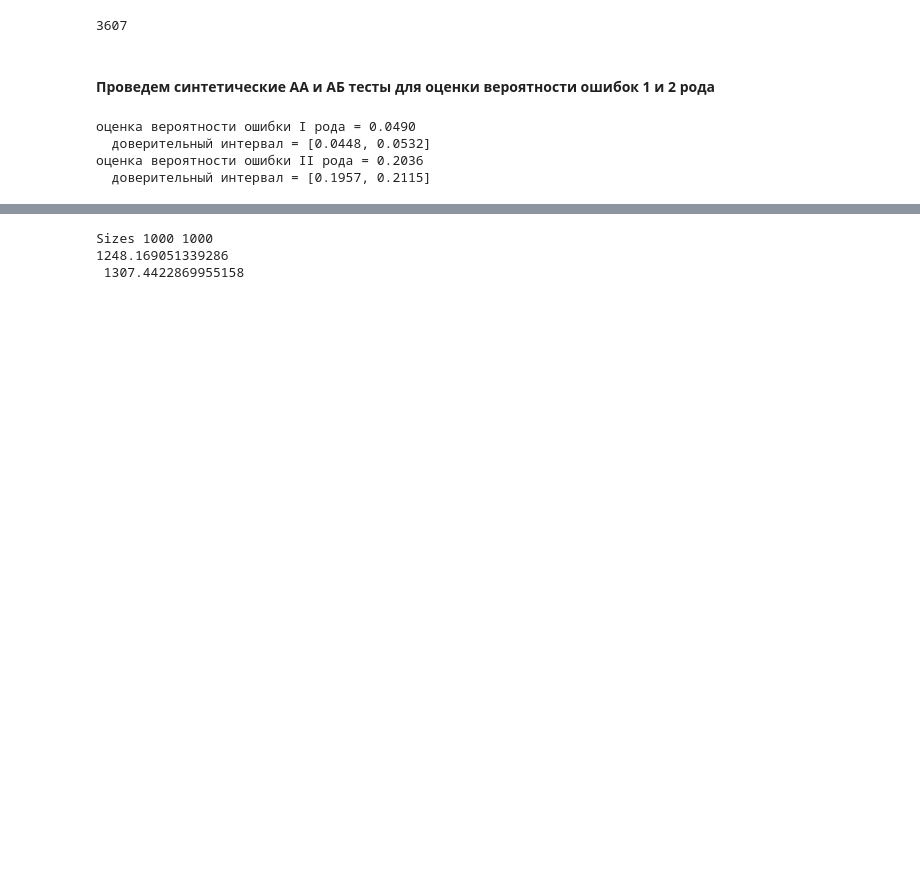
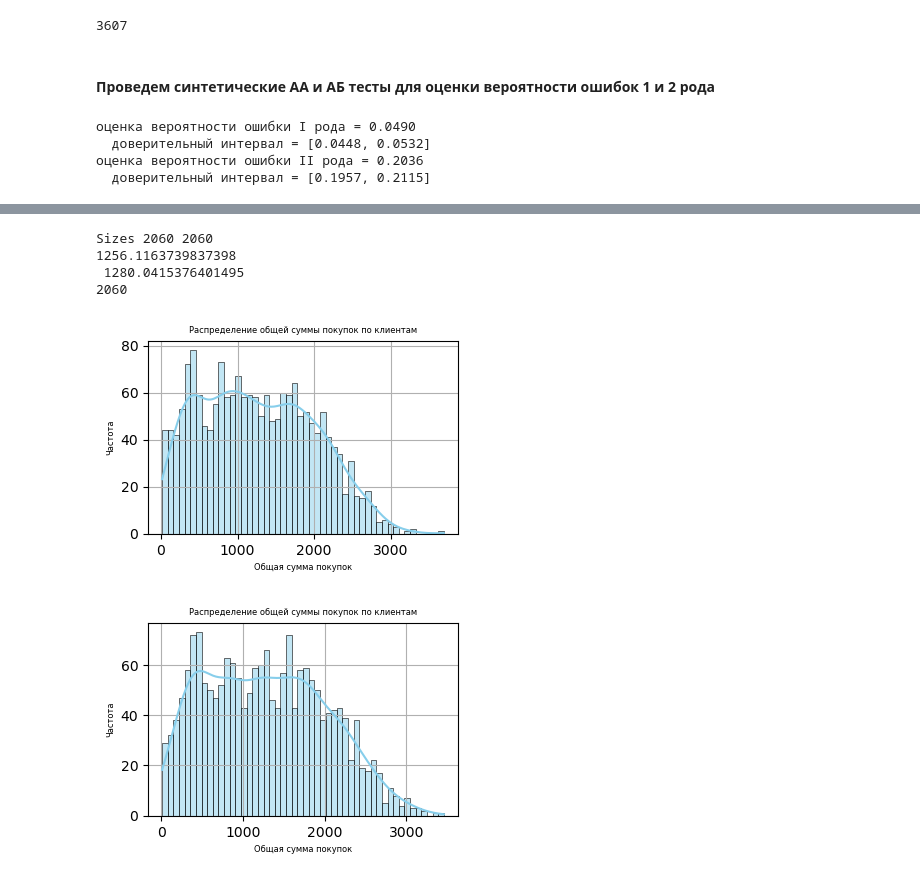
Before and after one commit to Tsyden/AB-testing, a Jupyter notebook: AB_testing_practice.ipynb, the cells around one changed output, grey strips where cells are left out. Cells and saved outputs as stored; diff of their text form; code cells hidden in the pictures; blank space fills up the shorter version.

```diff
--- a/AB_testing_practice.ipynb
+++ b/AB_testing_practice.ipynb
@@ -502,34 +370,63 @@ plt.show()
 kmeans = KMeans(n_clusters=10, random_state=42)
 dfc['cluster'] = kmeans.fit_predict(scaled_data)
 #print(dfc.head(10))
 # Разделение клиентов на группы A и B
 group_A = []
 group_B = []
 
 # Равномерное распределение клиентов из каждого кластера
 for cluster_id in dfc['cluster'].unique():
     cluster_clients = dfc[dfc['cluster'] == cluster_id]
     #if cluster_id == 1:
         #print(cluster_clients.head(10))
-    sampled_clients = cluster_clients.sample(n= 2 * int(sample_size) // 10)#, random_state=42)  # Пропорционально числу кластеров
+    sampled_clients = cluster_clients.sample(n= 2 * int(sample_size1) // 10)#, random_state=42)  # Пропорционально числу кластеров
     half = len(sampled_clients) // 2
 
     group_A.extend(sampled_clients.iloc[:half]['client_id'].tolist())
     group_B.extend(sampled_clients.iloc[half:]['client_id'].tolist())
 
 # Проверка итоговых размеров групп
 print('Sizes',len(group_A), len(group_B))
 #print(group_A[:10],group_B[:10])
 
 group_A_df = dfc[dfc['client_id'].isin(group_A)]
 group_B_df = dfc[dfc['client_id'].isin(group_B)]
 
 group_A_df = group_A_df.merge(dfp_inc, on='client_id', how='left')
 group_B_df = group_B_df.merge(dfp_inc, on='client_id', how='left')
 
 # Просмотр первых 5 строк для каждой группы
 print(group_A_df.total_purchase_amount.mean(),'\n', group_B_df.total_purchase_amount.mean())
+
+# Строим гистограмму распределения общей суммы покупок группы А
+plt.figure(figsize=(4, 2.5))
+sns.histplot(group_A_df.total_purchase_amount, kde=True, bins=50, color='skyblue')
+
+# Настройка графика
+plt.title('Распределение общей суммы покупок по клиентам', fontsize=6)
+plt.xlabel('Общая сумма покупок', fontsize=6)
+plt.ylabel('Частота', fontsize=6)
+plt.grid(True)
+
+# Показываем график
+plt.show()
+
+# Строим гистограмму распределения общей суммы покупок группы Б
+plt.figure(figsize=(4, 2.5))
+sns.histplot(group_B_df.total_purchase_amount, kde=True, bins=50, color='skyblue')
+
+# Настройка графика
+plt.title('Распределение общей суммы покупок по клиентам', fontsize=6)
+plt.xlabel('Общая сумма покупок', fontsize=6)
+plt.ylabel('Частота', fontsize=6)
+plt.grid(True)
+
+# Показываем график
+plt.show()
 # %% [output]
-Sizes 1000 1000
-1248.169051339286
- 1307.4422869955158
+Sizes 2060 2060
+1256.1163739837398
+ 1280.0415376401495
+2060
+[figure, added]
+[figure, added]
```
Also changed, not shown: parts of 48 cells of this notebook.
